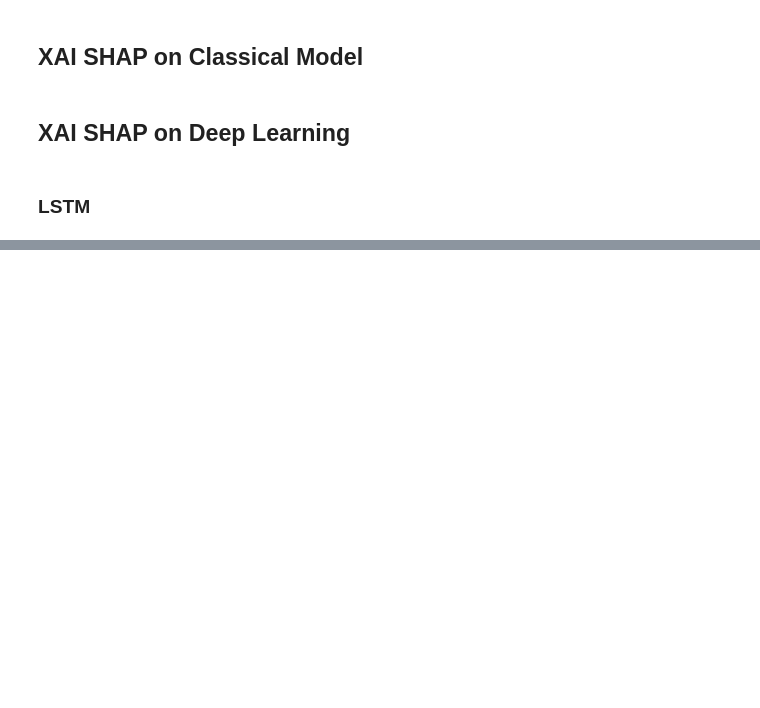
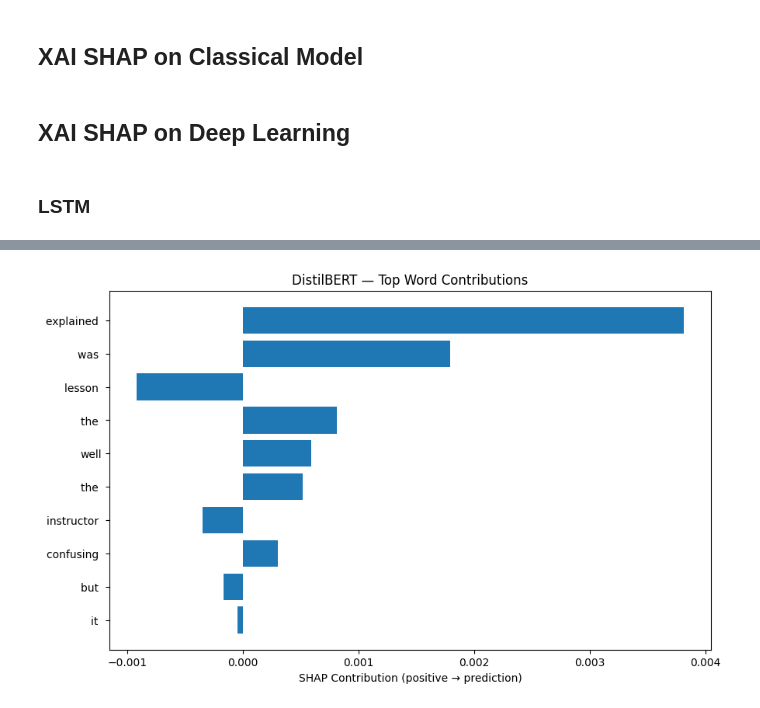
Before and after one commit to Tsherii/Elect-3-Machine-Learning-PIT, a Jupyter notebook: main.ipynb, the cells around one changed output, grey strips where cells are left out. Cells and saved outputs as stored; diff of their text form; code cells hidden in the pictures; blank space fills up the shorter version.

```diff
--- a/main.ipynb
+++ b/main.ipynb
@@ -646,0 +946,12 @@ NameError: name 'lstm_model' is not defined
+# %%
+# Create SHAP explainer, explicitly using shap.maskers.Text
+explainer = shap.Explainer(predict_proba, shap.maskers.Text(tokenizer=tokenizer))
+# %%
+# Sample text
+sample_text = ["the lesson was confusing but the instructor explained it well"]
+
+# Calculate SHAP values
+shap_values = explainer(sample_text)
+
+# Plot
+shap.plots.text(shap_values[0])
@@ -646,0 +961,33 @@ NameError: name 'lstm_model' is not defined
+# %%
+# === Extract tokens & SHAP values ===
+vals = shap_values.values[0]        # shape: (num_tokens, num_classes)
+tokens = shap_values.data[0]        # raw wordpiece tokens
+
+# Select SHAP values for POSITIVE class (index 1)
+word_shap = vals[:, 1]
+
+# Remove empty tokens
+clean_idx = [i for i, t in enumerate(tokens) if t.strip() != ""]
+tokens = np.array([tokens[i] for i in clean_idx])
+word_shap = np.array([word_shap[i] for i in clean_idx])
+
+# === Get top N tokens ===
+N = 15
+idx = np.argsort(np.abs(word_shap))[::-1][:N]
+
+top_tokens = tokens[idx]
+top_scores = word_shap[idx]
+
+# === Plot clean contribution diagram ===
+plt.figure(figsize=(10, 6))
+ypos = np.arange(len(top_tokens))
+
+plt.barh(ypos, top_scores)
+plt.yticks(ypos, top_tokens)
+plt.xlabel("SHAP Contribution (positive → prediction)")
+plt.title("DistilBERT — Top Word Contributions")
+plt.gca().invert_yaxis()  # highest contribution on top
+
+plt.show()
+# %% [output]
+[figure, added]
```
Also changed, not shown: parts of 16 cells of this notebook.
